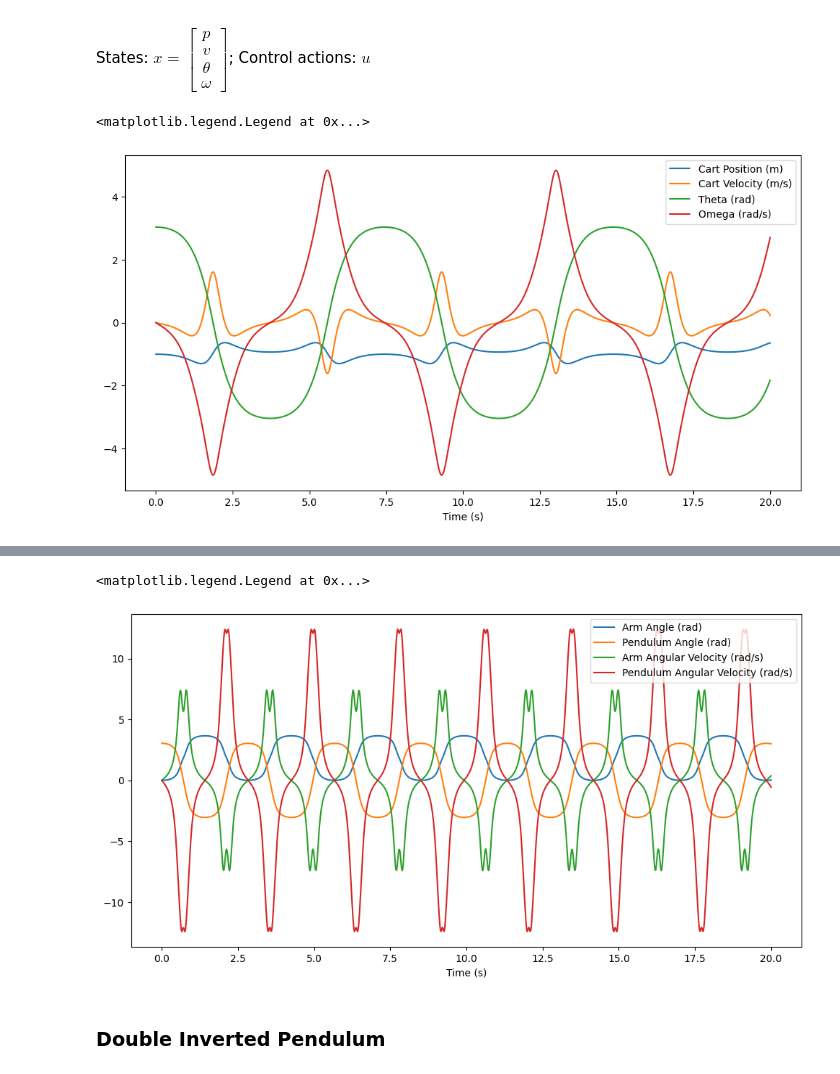
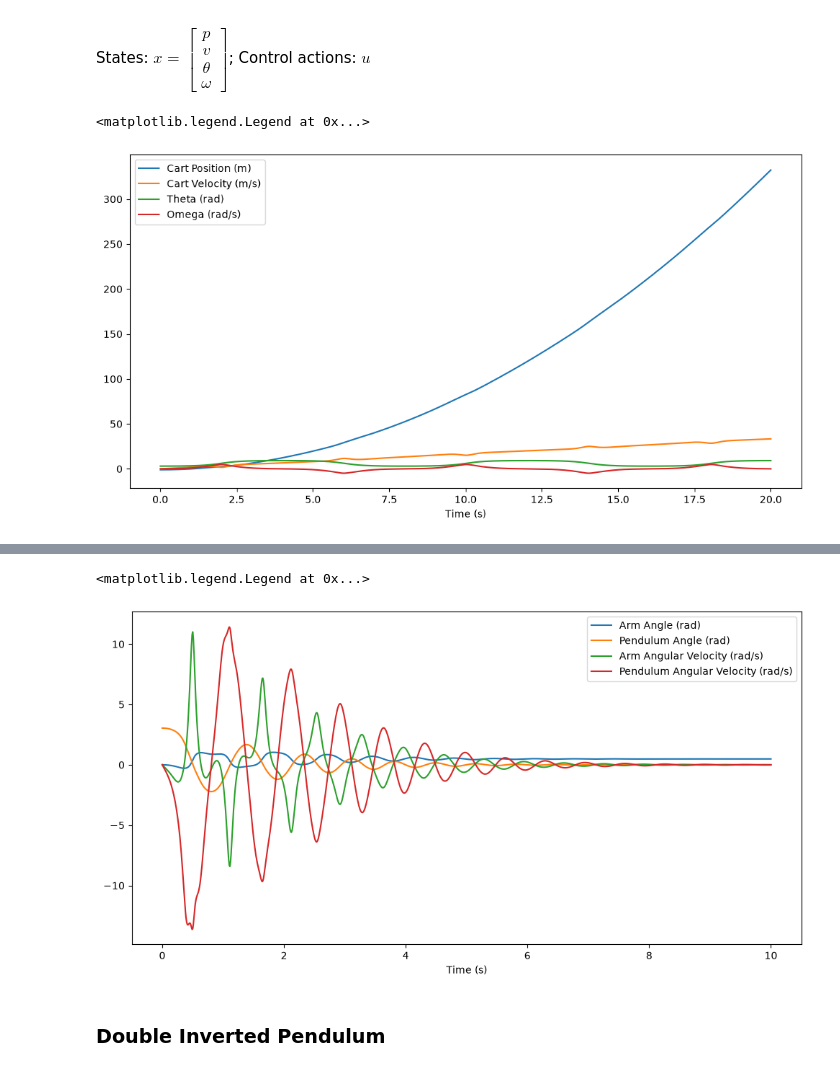
Before and after one commit to ggonzm/benchmark-systems, a Jupyter notebook: examples/simulations.ipynb, the cells around one changed output, grey strips where cells are left out. Drawn from its saved outputs; the diff is of its cells as text; code cells hidden in the pictures.

Commit message:
Errors in the Furuta model corrected. The interface was simplified, and now the center of masses are required and never inferred.

```diff
--- a/examples/simulations.ipynb
+++ b/examples/simulations.ipynb
@@ -63,7 +63,7 @@ plt.legend()
 
 States: $x = \begin{bmatrix} p \\ v \\ \theta \\ \omega \end{bmatrix}$; Control actions: $u$
 # %%
-cp_states = solve_ivp(lambda t, x: cart_pendulum(t, x, m=1, M=5, L=2, drag=0, u=0),
+cp_states = solve_ivp(lambda t, x: cart_pendulum(t, x, m=1, M=5, L=2, drag=0, u=10),
                             t_span=(0, 20), y0=[-1, 0, np.pi-0.1, 0], t_eval=np.linspace(0, 20, 1000), rtol=1e-6)
 
 for i, label in enumerate(['Cart Position (m)', 'Cart Velocity (m/s)', 'Theta (rad)', 'Omega (rad/s)']):
@@ -72,34 +72,46 @@ plt.xlabel('Time (s)')
 plt.legend()
 # %% [output]
 <matplotlib.legend.Legend at 0x...>
-[figure, old version]
+[figure, new version]
 # %% [markdown]
 ### Furuta Pendulum
 
 ![image.png](attachment:image.png)
 # %%
-# Arms parameters ... Extracted from 10.1109/ICMAE66341.2025.11276937
-arms = {
-    'm1': 0.194742, # kg
-    'm2': 0.072606, # kg
-    'L1': 0.137, # m
-    'L2': 0.185, # m
-    'J1': 0.0004682, # kg*m^2
-    'J2': 0.0004682, # kg*m^2
-    'b1': 0, # N*m*s/rad
-    'b2': 0, # N*m*s/rad
+# System parameters ... Extracted from 10.1109/ICMAE66341.2025.11276937
+J_rotor = 0.0004682 # kg*m^2 ... Moment of inertia of the rotor
+Kt = 0.210526843 # N*m/A
+R = 7.1 # Ohm
+Vmax = 12 # V
+m1 = 0.194742 # kg ... Mass of the arm
+m2 = 0.072606 # kg ... Mass of the pendulum
+L1 = 0.137 # m ... Length of the arm
+L2 = 0.185 # m ... Length of the pendulum
+
+furuta_params = {
+    'm1': m1, # kg
+    'm2': m2, # kg
+    'L1': L1, # m
+    'l1': L1 / 2, # m ... Center of mass of the arm is at its middle
+    'J1': J_rotor + (1/12)*m1*(L1**2), # kg*m^2 ... rotor + center of mass in the middle of the arm
+    'L2': L2, # m
+    'l2': L2, # m ... Center of mass of the pendulum is at its end
+    'J2': 0, # kg*m^2 ... point mass, moment of inertia of this arm is zero
+    'K' : (Kt / R) * Vmax, # N*m ... See Eq.10 in the paper 10.1109/ICMAE66341.2025.11276937
+    'b1': Kt**2 / R, # N*m*s/rad ... Electrical damping, see Eq.10 in the paper 10.1109/ICMAE66341.2025.11276937
+    'b2': 2e-4, # N*m*s/rad
 }
 
-fp_states = solve_ivp(lambda t, x: furuta_pendulum(t, x, **arms, K=1, u=0),
-                      t_span=(0, 20), y0=[0, np.pi-0.1, 0, 0], t_eval=np.linspace(0, 20, 1000), rtol=1e-6)
+fp_states = solve_ivp(lambda t, x: furuta_pendulum(t, x, **furuta_params, u=0),
+                      t_span=(0, 10), y0=[0, np.pi-0.1, 0, 0], t_eval=np.linspace(0, 10, 1000), rtol=1e-6)
 
 for i, label in enumerate(['Arm Angle (rad)', 'Pendulum Angle (rad)', 'Arm Angular Velocity (rad/s)', 'Pendulum Angular Velocity (rad/s)']):
     plt.plot(fp_states.t, fp_states.y[i], label=label)
 plt.xlabel('Time (s)')
 plt.legend()
 # %% [output]
 <matplotlib.legend.Legend at 0x...>
-[figure, old version]
+[figure, new version]
 # %% [markdown]
 ### Double Inverted Pendulum
 # %% [markdown]
```
Also changed, not shown: 6 other files.
